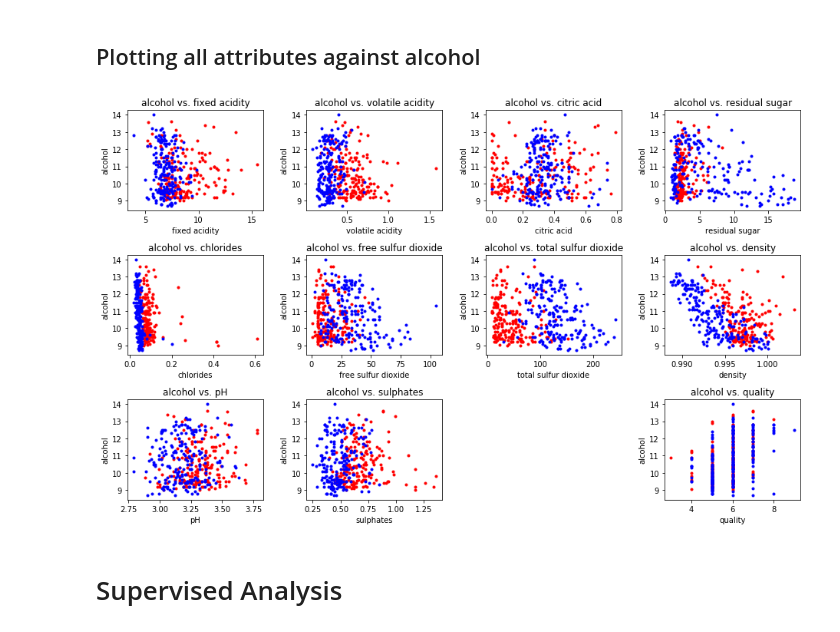
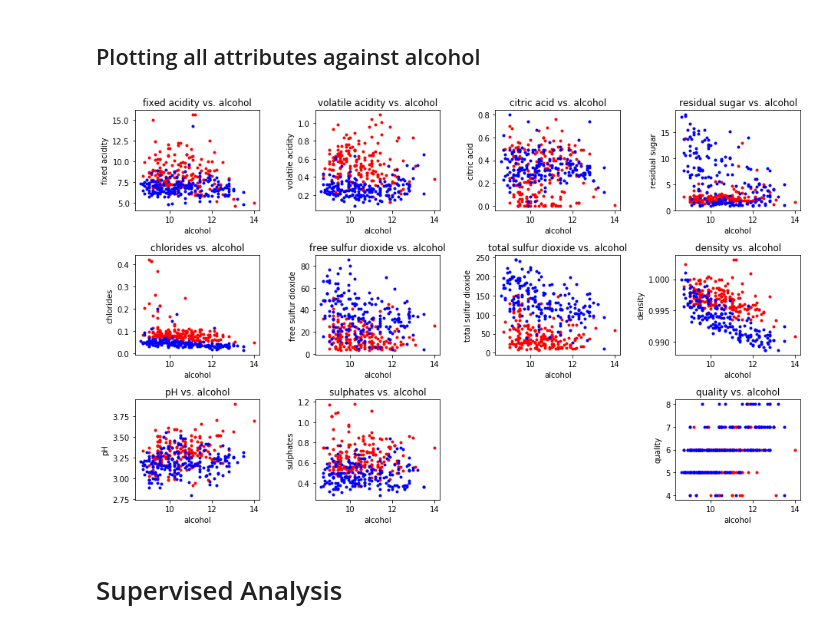
Before and after one commit to jonnysassoon/Mark-and-Jonny-ML-Project, a Jupyter notebook: Predicting Wine Type.ipynb, the cells around one changed output. Cells and saved outputs as stored; diff of their text form; code cells hidden in the pictures.

```diff
--- a/Predicting Wine Type.ipynb
+++ b/Predicting Wine Type.ipynb
@@ -129,26 +130,26 @@ plt.show()
 # %%
 # Plotting all against alcohol
 
 alcohol_index = 10
 
 # figsize=(width, height)
 plt.figure(figsize=(13, 8))
 
 for i in range(len(column_names)):
     if i != alcohol_index:
         plt.subplot(3, 4, i+1)
-        x_label = column_names[i]
-        y_label = column_names[alcohol_index]
-        plt.plot(red[:, i], red[:, alcohol_index], 'r.')
-        plt.plot(white[:, i], white[:, alcohol_index], 'b.')
+        x_label = column_names[alcohol_index]
+        y_label = column_names[i]
+        plt.plot(red[:, alcohol_index], red[:, i], 'r.')
+        plt.plot(white[:, alcohol_index], white[:, i], 'b.')
         plt.title(y_label + " vs. " + x_label)
         plt.xlabel(x_label)
         plt.ylabel(y_label)
 
 plt.tight_layout()
 plt.show()
 # %% [output]
-[figure, old version]
+[figure, new version]
 # %% [markdown]
 # Supervised Analysis
 # %% [markdown]
```
Also changed, not shown: parts of 6 cells of this notebook.
